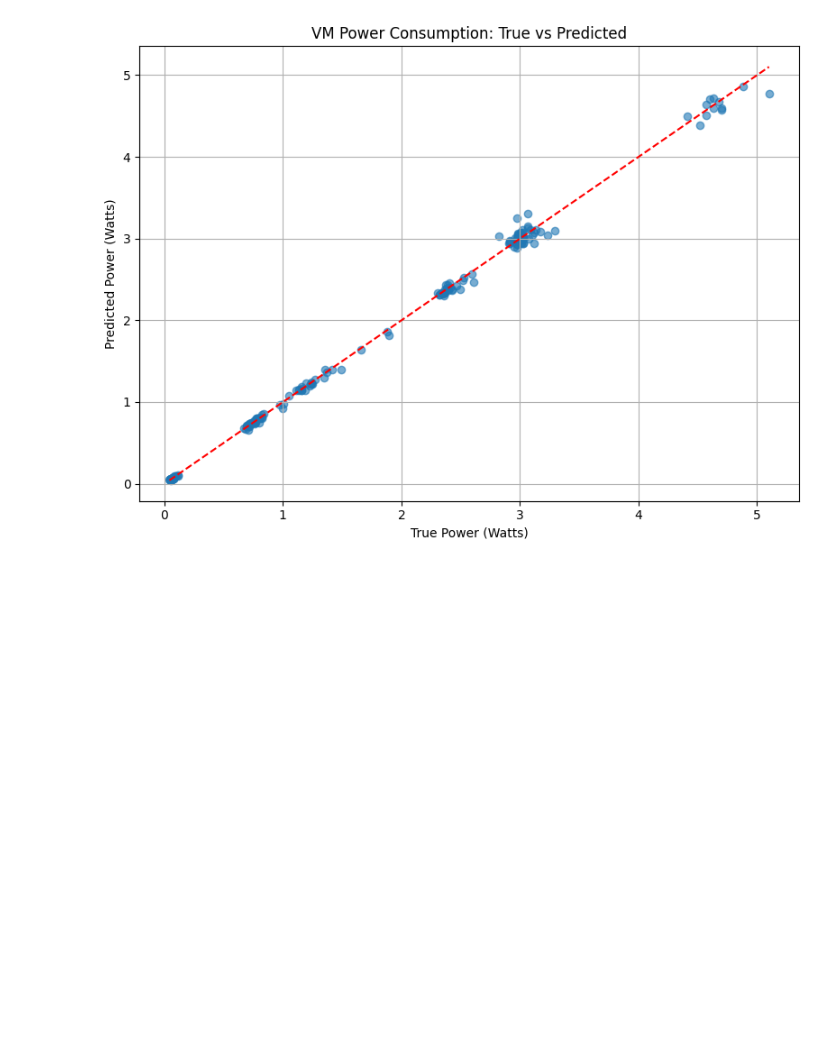
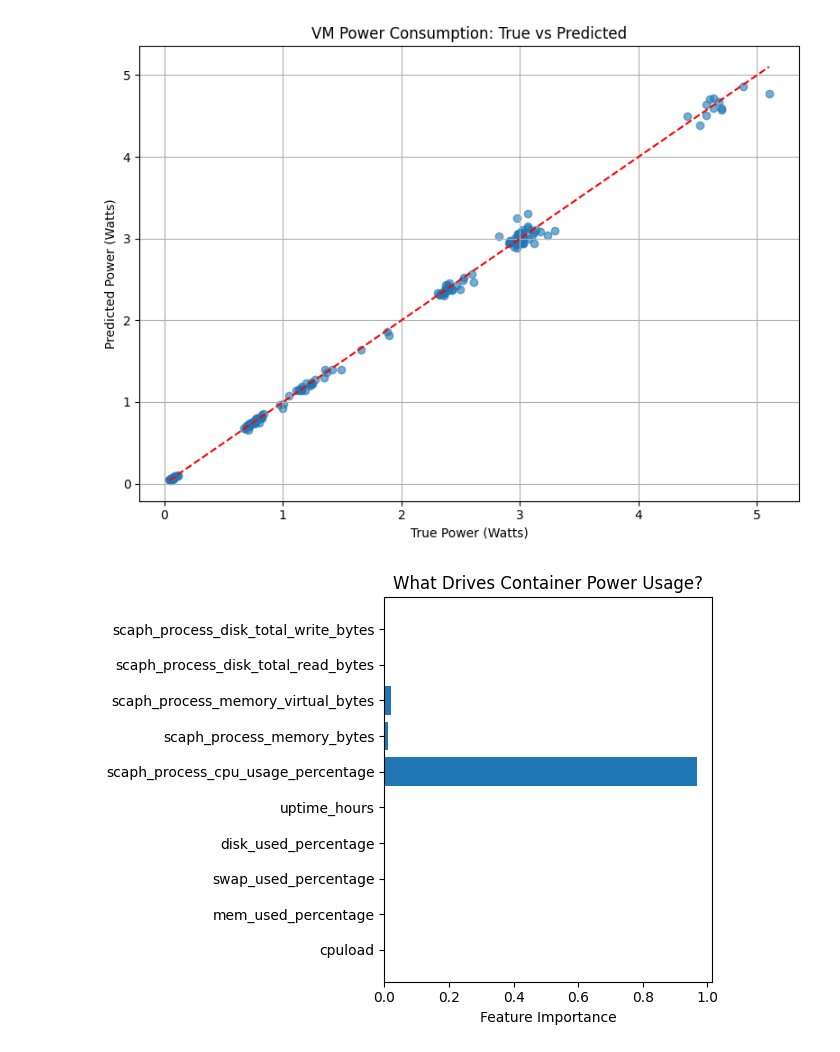
Before and after one commit to jcorreia11/NEURONET-Project, a Jupyter notebook: experiment/vm_power_prediction.ipynb, the cells around one changed output. Cells and saved outputs as stored; diff of their text form; code cells hidden in the pictures; blank space fills up the shorter version.

Commit message:
[ADD] plotting

```diff
--- a/experiment/vm_power_prediction.ipynb
+++ b/experiment/vm_power_prediction.ipynb
@@ -65,3 +65,14 @@ plt.tight_layout()
 plt.show()
 # %% [output]
 [figure]
+# %%
+import matplotlib.pyplot as plt
+
+importances = model.feature_importances_
+plt.barh(features, importances)
+plt.xlabel("Feature Importance")
+plt.title("What Drives Container Power Usage?")
+plt.tight_layout()
+plt.show()
+# %% [output]
+[figure, added]
```
